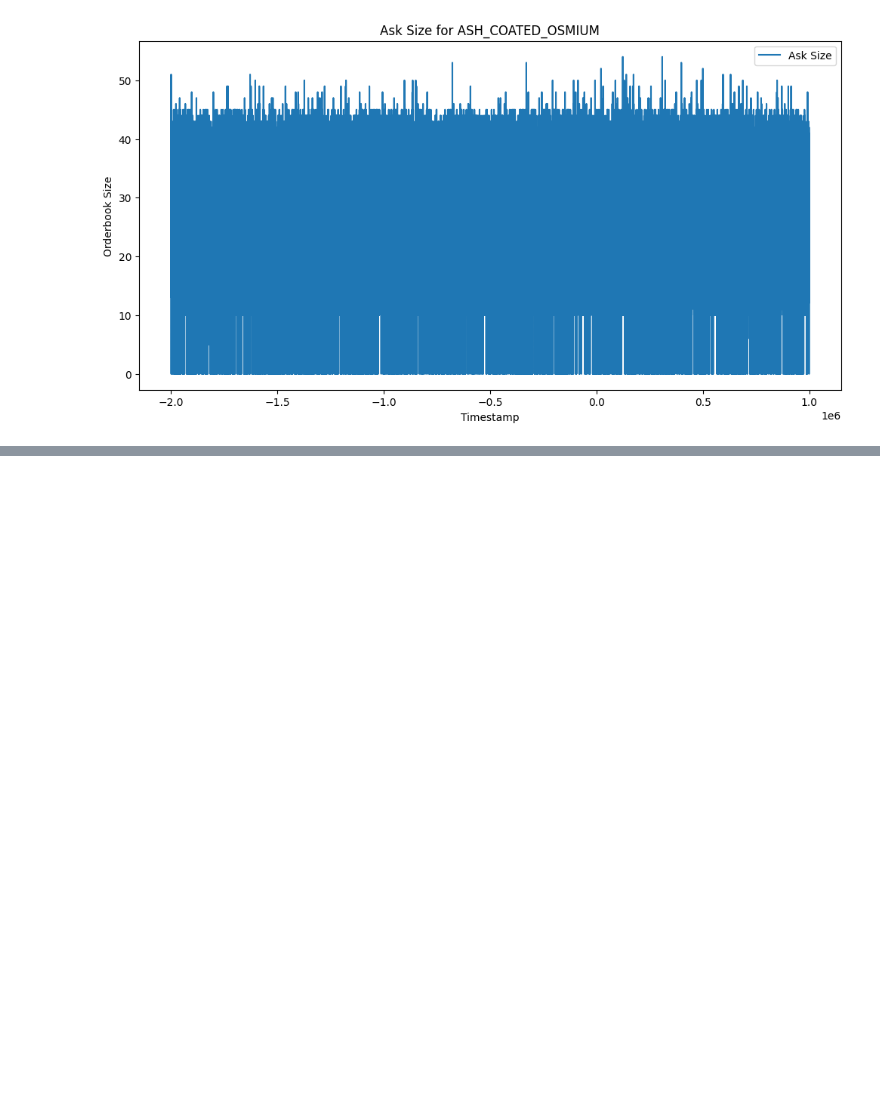
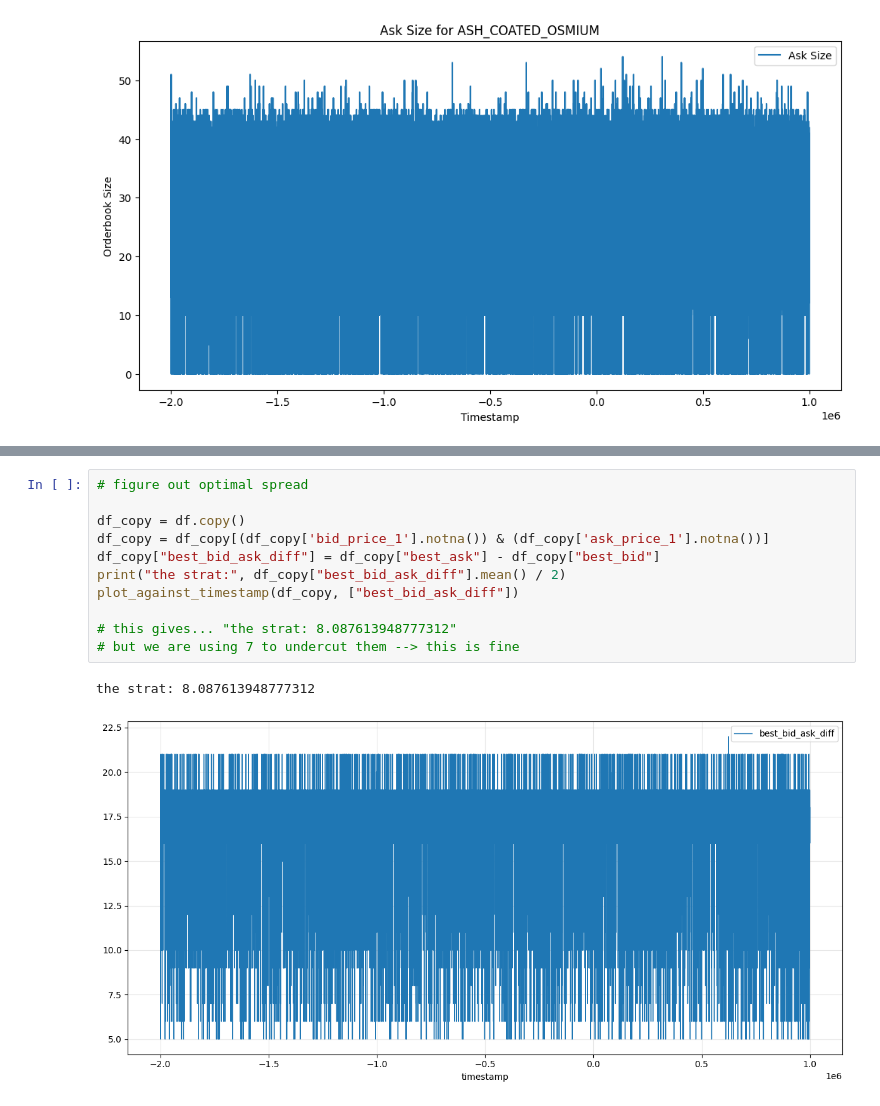
Before and after one commit to ishaanthenerd/IMC-Prosperity-4, a Jupyter notebook: algo_exploration/R1_ig.ipynb, the cells around one changed output, grey strips where cells are left out. Drawn from its saved outputs; the diff is of its cells as text; blank space fills up the shorter version.

```diff
--- a/algo_exploration/R1_ig.ipynb
+++ b/algo_exploration/R1_ig.ipynb
@@ -29,0 +62,14 @@ plot_orderbook_sell_size(df, title = f"Ask Size for {PRODUCT}")
+# %%
+# figure out optimal spread
+
+df_copy = df.copy()
+df_copy = df_copy[(df_copy['bid_price_1'].notna()) & (df_copy['ask_price_1'].notna())]
+df_copy["best_bid_ask_diff"] = df_copy["best_ask"] - df_copy["best_bid"]
+print("the strat:", df_copy["best_bid_ask_diff"].mean() / 2)
+plot_against_timestamp(df_copy, ["best_bid_ask_diff"])
+
+# this gives... "the strat: 8.087613948777312"
+# but we are using 7 to undercut them --> this is fine
+# %% [output]
+the strat: 8.087613948777312
+[figure, added]
```
Also changed, not shown: parts of 3 cells of this notebook, 3 other files.
